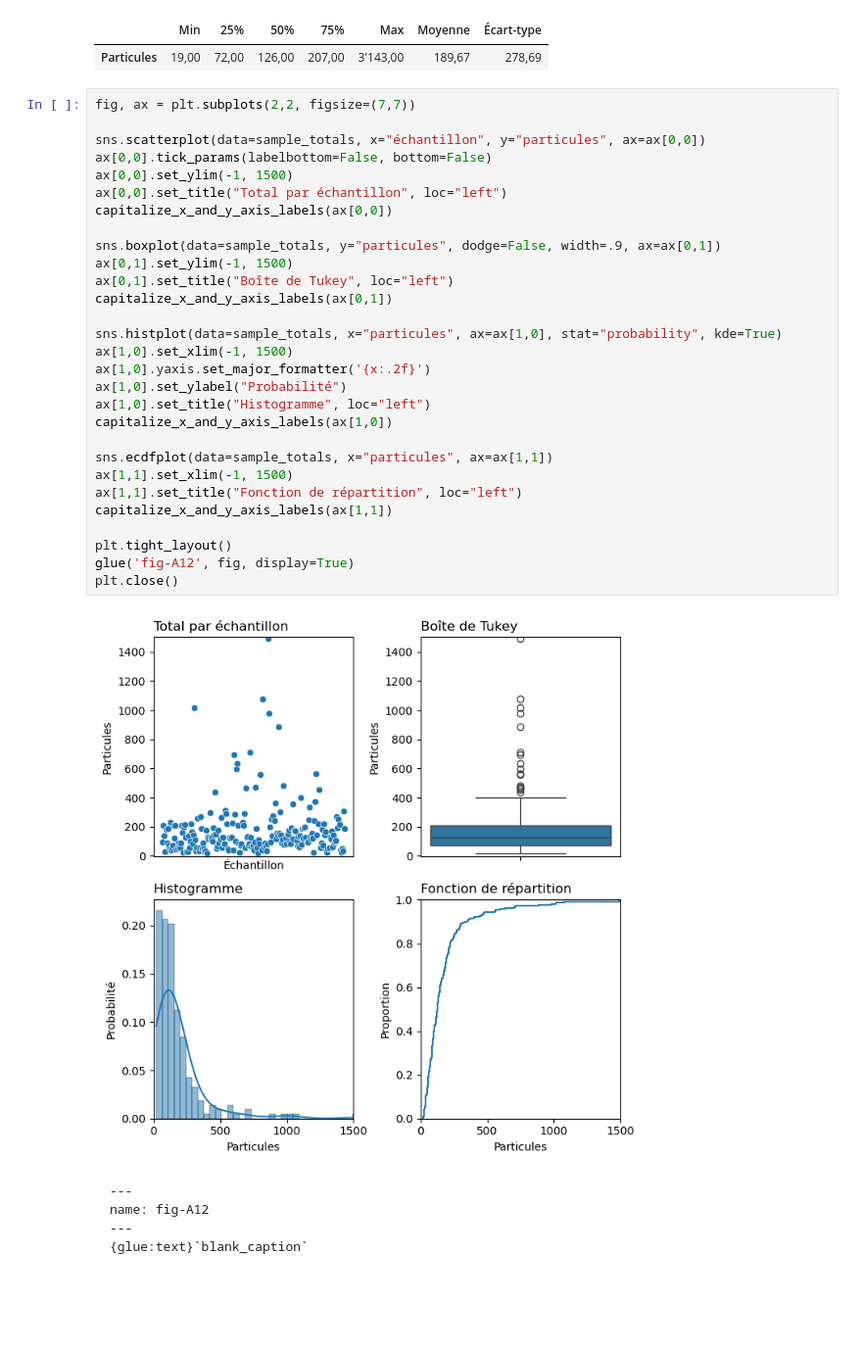
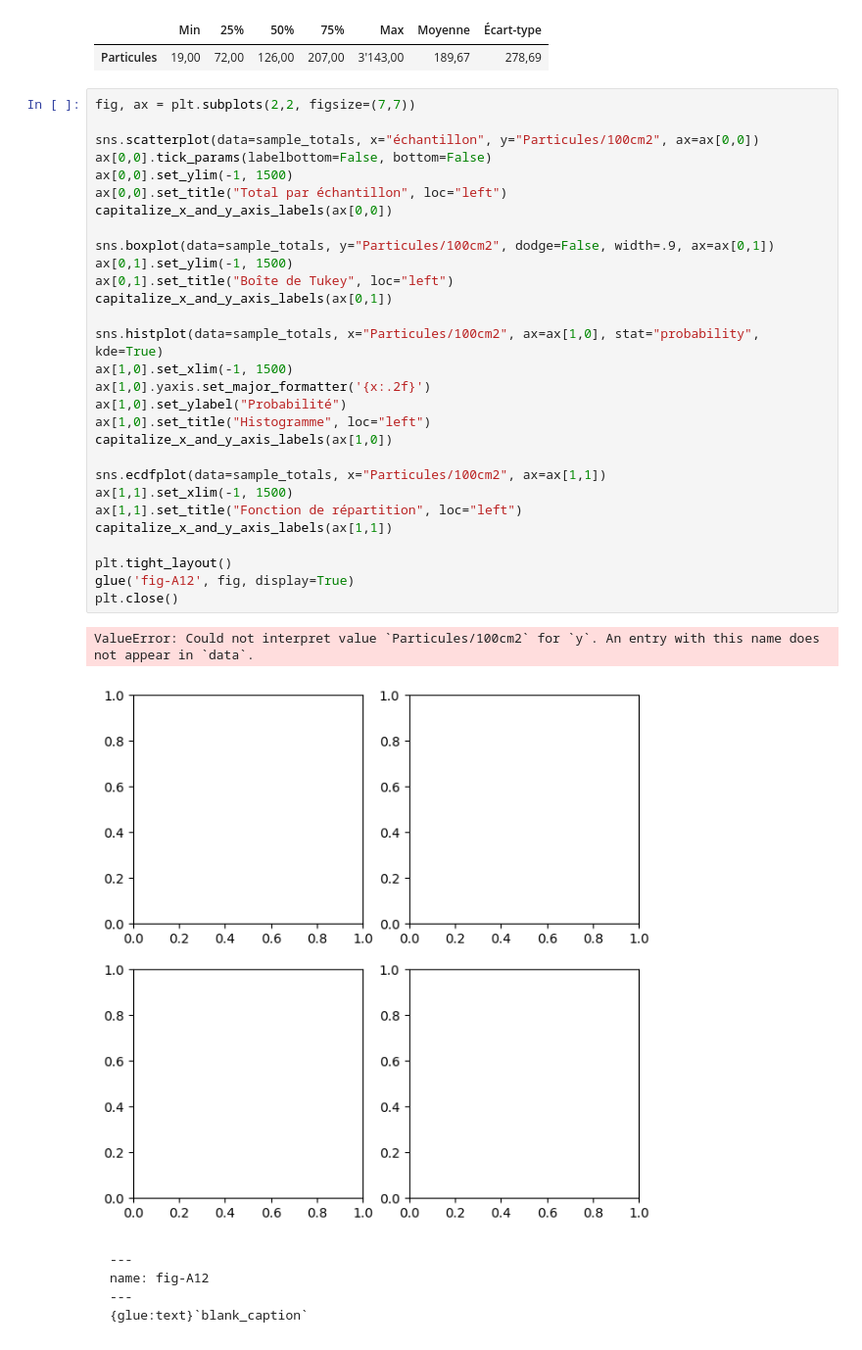
Before and after one commit to AssociationSauvegardeLeman/plastock, a Jupyter notebook: micro_plage_position.ipynb, the cells around one changed output. Shown at 98% size. Drawn from its saved outputs; the diff is of its cells as text; blank space fills up the shorter version.

````diff
--- a/micro_plage_position.ipynb
+++ b/micro_plage_position.ipynb
@@ -218,34 +216,35 @@ Table A1-4 : Valeurs récapitulatives des totaux des échantillons.
 # %%
 fig, ax = plt.subplots(2,2, figsize=(7,7))
 
-sns.scatterplot(data=sample_totals, x="échantillon", y="particules", ax=ax[0,0])
+sns.scatterplot(data=sample_totals, x="échantillon", y="Particules/100cm2", ax=ax[0,0])
 ax[0,0].tick_params(labelbottom=False, bottom=False)
 ax[0,0].set_ylim(-1, 1500)
 ax[0,0].set_title("Total par échantillon", loc="left")
 capitalize_x_and_y_axis_labels(ax[0,0])
 
-sns.boxplot(data=sample_totals, y="particules", dodge=False, width=.9, ax=ax[0,1])
+sns.boxplot(data=sample_totals, y="Particules/100cm2", dodge=False, width=.9, ax=ax[0,1])
 ax[0,1].set_ylim(-1, 1500)
 ax[0,1].set_title("Boîte de Tukey", loc="left")
 capitalize_x_and_y_axis_labels(ax[0,1])
 
-sns.histplot(data=sample_totals, x="particules", ax=ax[1,0], stat="probability", kde=True)
+sns.histplot(data=sample_totals, x="Particules/100cm2", ax=ax[1,0], stat="probability", kde=True)
 ax[1,0].set_xlim(-1, 1500)
 ax[1,0].yaxis.set_major_formatter('{x:.2f}')
 ax[1,0].set_ylabel("Probabilité")
 ax[1,0].set_title("Histogramme", loc="left")
 capitalize_x_and_y_axis_labels(ax[1,0])
 
-sns.ecdfplot(data=sample_totals, x="particules", ax=ax[1,1])
+sns.ecdfplot(data=sample_totals, x="Particules/100cm2", ax=ax[1,1])
 ax[1,1].set_xlim(-1, 1500)
 ax[1,1].set_title("Fonction de répartition", loc="left")
 capitalize_x_and_y_axis_labels(ax[1,1])
 
 plt.tight_layout()
 glue('fig-A12', fig, display=True)
 plt.close()
 # %% [output]
+ValueError: Could not interpret value `Particules/100cm2` for `y`. An entry with this name does not appear in `data`.
-[figure, old version]
+[figure, new version]
 # %% [markdown]
 ```{glue:figure} fig-A12
 ---
````
Also changed, not shown: parts of 6 cells of this notebook, 3 other files.
